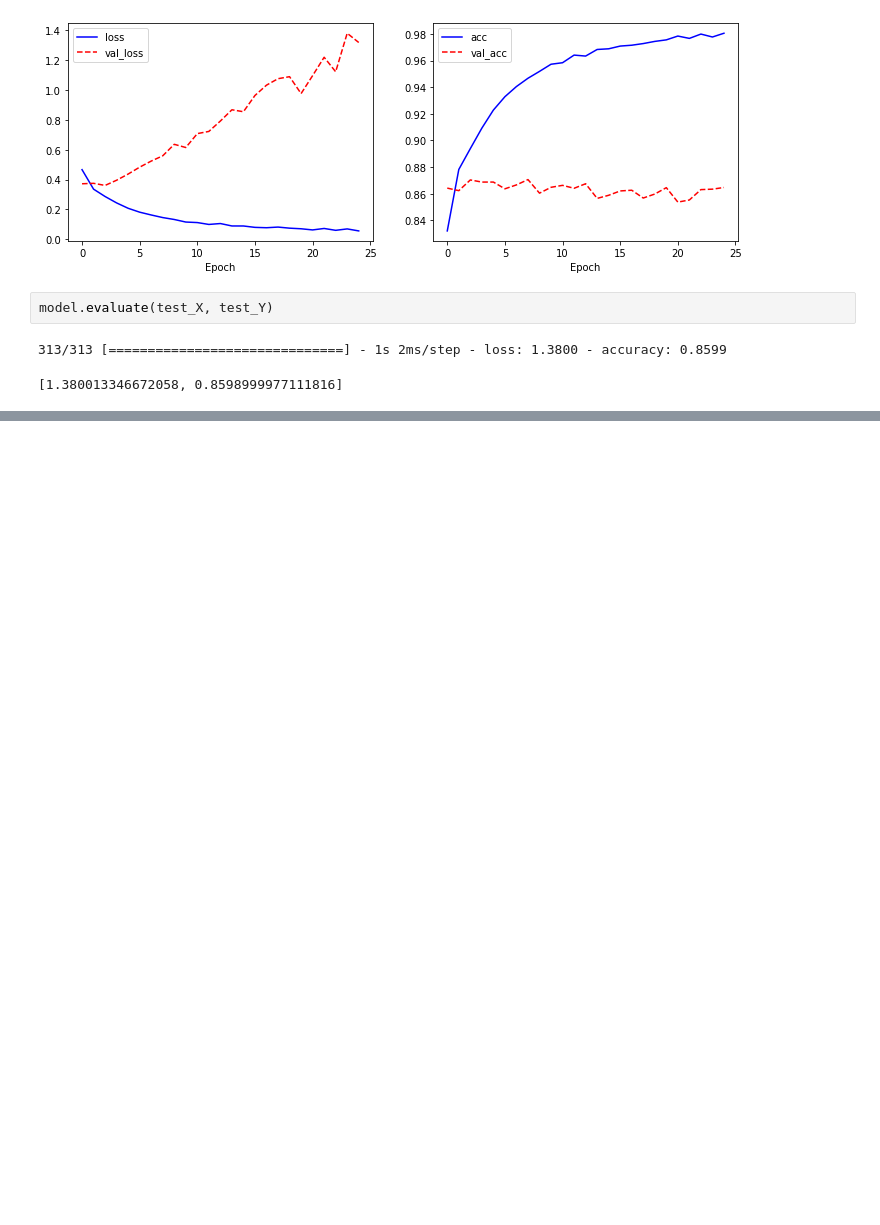
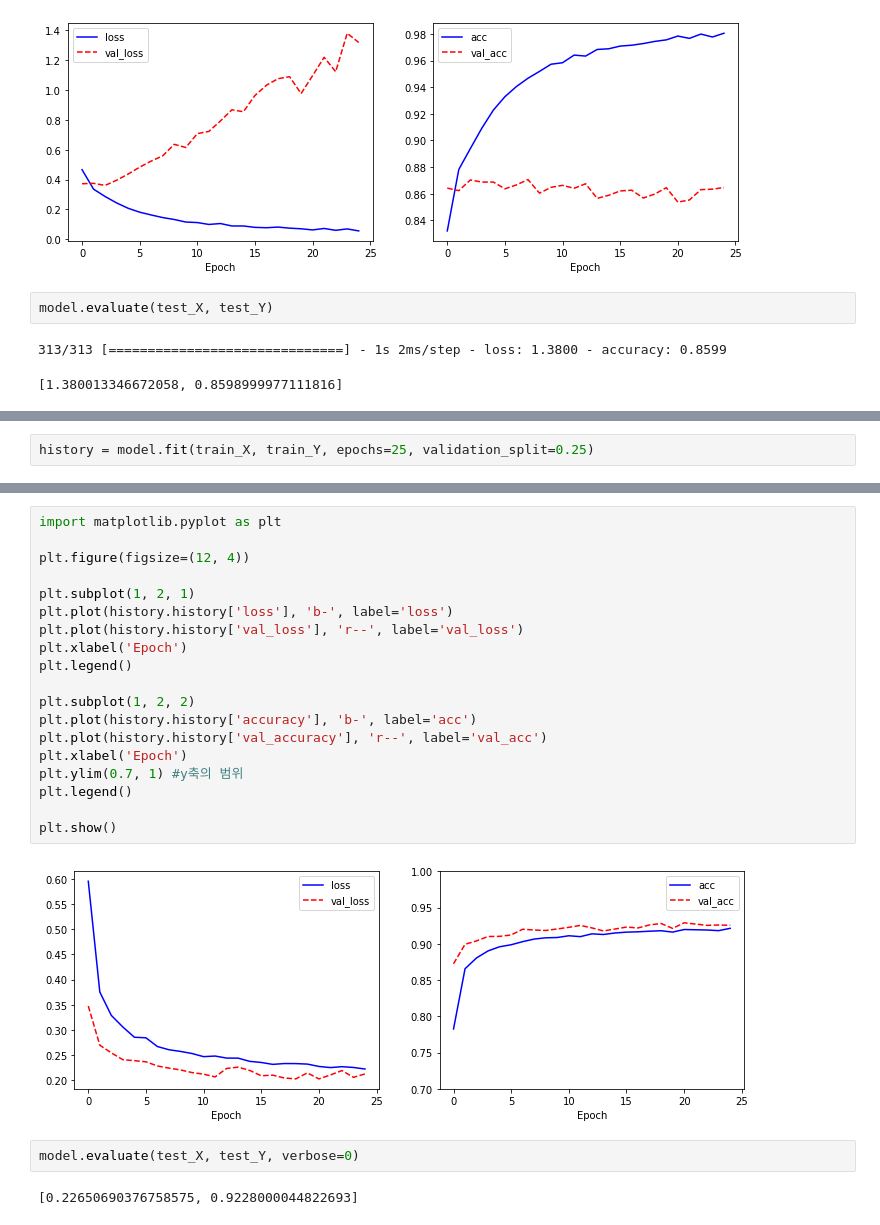
Before and after one commit to chloe-hyunkyung-park/tensorflow_ex, a Jupyter notebook: ch06_CNN.ipynb, the cells around one changed output, grey strips where cells are left out. Cells and saved outputs as stored; diff of their text form; blank space fills up the shorter version.

```diff
--- a/ch06_CNN.ipynb
+++ b/ch06_CNN.ipynb
@@ -149,0 +266,2 @@ model = tf.keras.Sequential([
+# %%
+history = model.fit(train_X, train_Y, epochs=25, validation_split=0.25)
@@ -149,0 +286,25 @@ model = tf.keras.Sequential([
+# %%
+import matplotlib.pyplot as plt
+
+plt.figure(figsize=(12, 4))
+
+plt.subplot(1, 2, 1)
+plt.plot(history.history['loss'], 'b-', label='loss')
+plt.plot(history.history['val_loss'], 'r--', label='val_loss')
+plt.xlabel('Epoch')
+plt.legend()
+
+plt.subplot(1, 2, 2)
+plt.plot(history.history['accuracy'], 'b-', label='acc')
+plt.plot(history.history['val_accuracy'], 'r--', label='val_acc')
+plt.xlabel('Epoch')
+plt.ylim(0.7, 1) #y축의 범위
+plt.legend()
+
+plt.show()
+# %% [output]
+[figure, added]
+# %%
+model.evaluate(test_X, test_Y, verbose=0)
+# %% [output]
+[0.22650690376758575, 0.9228000044822693]
```
Also changed, not shown: parts of 18 cells of this notebook.
